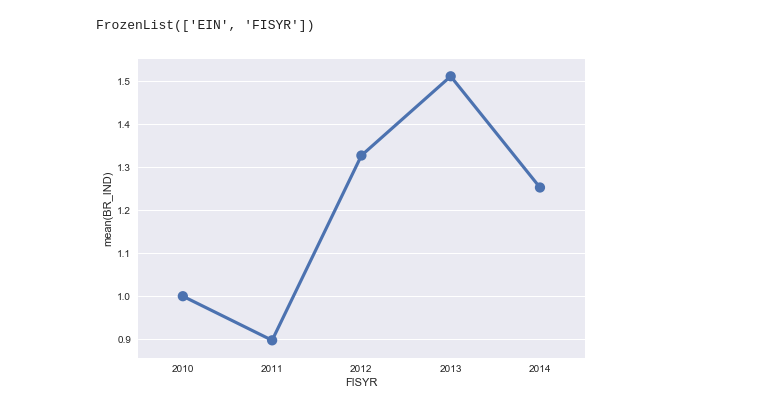
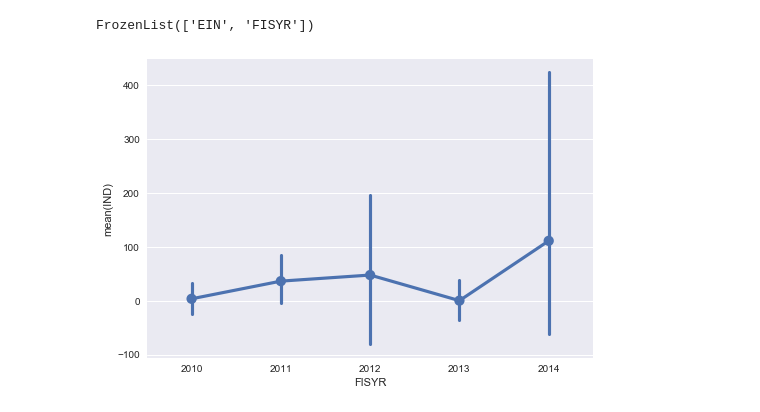
Before and after one commit to datakind/datadive-gates92y-proj3-form990, a Jupyter notebook: Operational Volatility Analysis-rev.ipynb, the cells around one changed output. Drawn from its saved outputs; the diff is of its cells as text; code cells hidden in the pictures.

```diff
--- a/Operational Volatility Analysis-rev.ipynb
+++ b/Operational Volatility Analysis-rev.ipynb
@@ -7,12 +7,12 @@ pd.set_option('display.max_columns', None)
 # %% [markdown]
 # Read in data
 # %%
-filesample = 'Sample_Program_Service_Data.csv'
+filesample = 'FinancialDataSampleSet2010to2015.csv'
 filefull = 'Full990Efile+Operational+Data+2009+to+2015.csv'
 
 #datasample = pd.read_csv(filesample, encoding='cp1252')
 
-datafull = pd.read_csv(filefull, encoding='cp1252',
+datafull = pd.read_csv(filesample, encoding='cp1252',
                        usecols=['EIN','STATE','FISYR','TOTALREVCURRENT','TOTALEXPCURRENT', 'FORMTYPE', 'NteeFinal',
                                'TOTEMPLOYEE', 'TOTVOLUNTEERS', 'REVLESSEXPCURRENT'])
 datafull.head()
@@ -50,11 +49,16 @@ def get_ind_indices(curr_criteria):
     data = data[data.FORMTYPE=='990']
     #data.set_index(['EIN', 'FISYR'], inplace=True)
     #prev_criteria = data.groupby(level=0)[curr_criteria].shift(1)
-    data.set_index(['EIN',  'FISYR'], inplace=True)
-    data['PREV_'+curr_criteria] = data.groupby(level=0)[curr_criteria].shift(1)
+    data.set_index(['EIN', 'FISYR'], inplace=True)
+    #data['PREV_'+curr_criteria] = data.groupby(level=0)[curr_criteria].shift(1)
+    curr = data.groupby(['EIN','FISYR'])[curr_criteria].sum()
+    prev = curr.shift(1)
 
+    #print(curr)
+    #print(prev)
 
-    data['IND'] = data[curr_criteria]/data['PREV_'+curr_criteria]
+    #data['IND'] = (data[curr_criteria]/data['PREV_'+curr_criteria]).cumsum()
+    data['IND'] = (curr/prev)
     data.IND.replace(np.inf, np.nan, inplace=True)
     data.IND.replace(-1*np.inf, np.nan, inplace=True)
     data.IND.fillna(1, inplace=True)
@@ -80,10 +84,14 @@ def get_br_indices(curr_criteria):
     #broad.index.names
 
     br_curr = broad.groupby(['STATE','FISYR'])[curr_criteria].sum()
-    br_prev = br_curr.groupby(level=[0]).shift(1)
+    br_prev = br_curr.shift(1)
+
+
+    print(br_curr)
+    print(br_prev)
 
     new = pd.DataFrame()
-    new['BR_IND'] = br_curr/br_prev
+    new['BR_IND'] = (br_curr/br_prev).cumsum()
     new.BR_IND.replace(np.inf, np.nan, inplace=True)
     new.BR_IND.replace(-1*np.inf, np.nan, inplace=True)
     new.BR_IND.fillna(1, inplace=True)
@@ -122,7 +147,7 @@ FrozenList(['EIN', 'FISYR'])
 # %%
 plotdf_all = all.reset_index()
 plotdf_all.index.names
-sns.pointplot(x="FISYR", y="BR_IND",data=plotdf_all)
+sns.pointplot(x="FISYR", y="IND",data=plotdf_all)
 plt.show()
 # %% [output]
-[figure, old version]
+[figure, new version]
```
Also changed, not shown: parts of 6 cells of this notebook.
